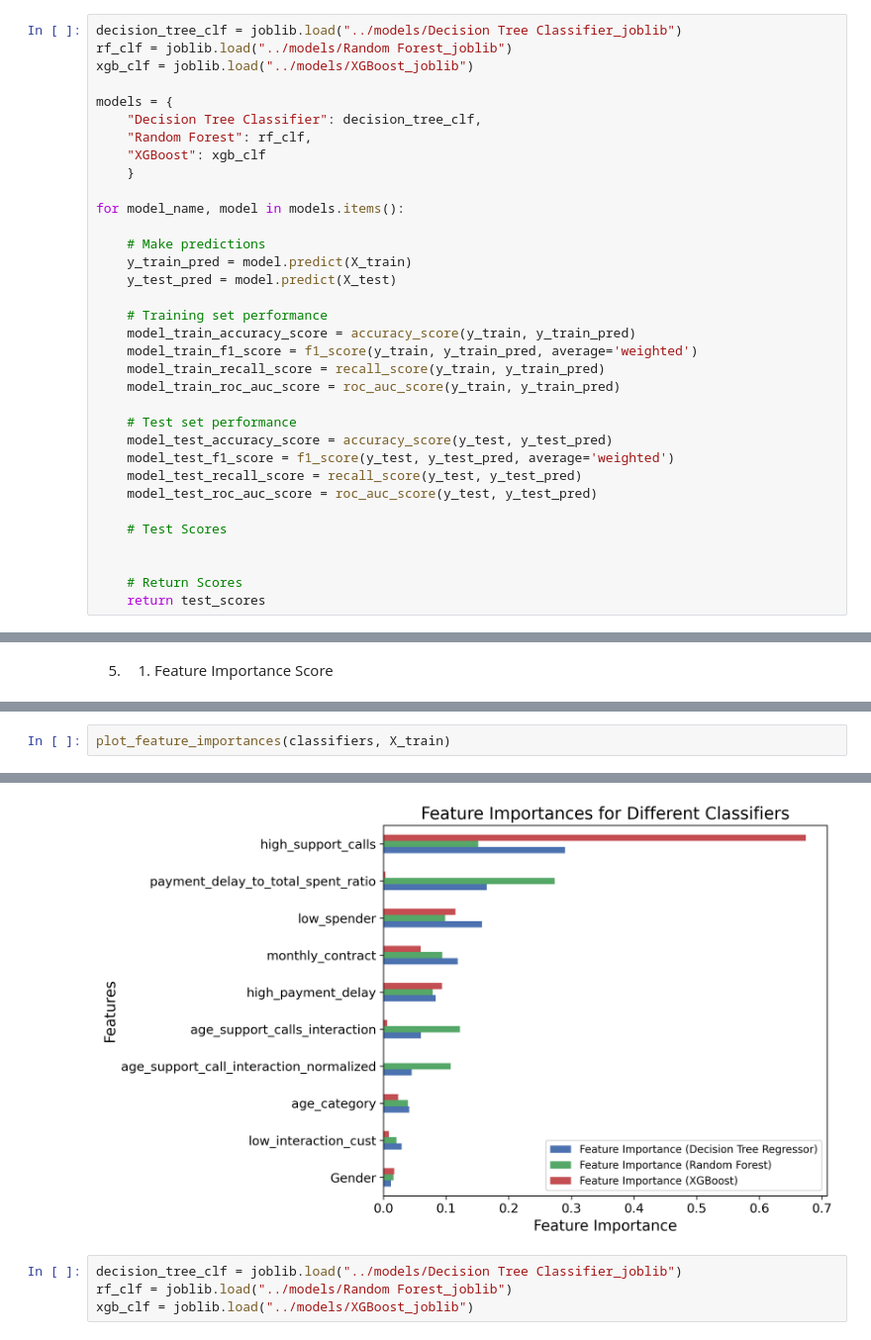
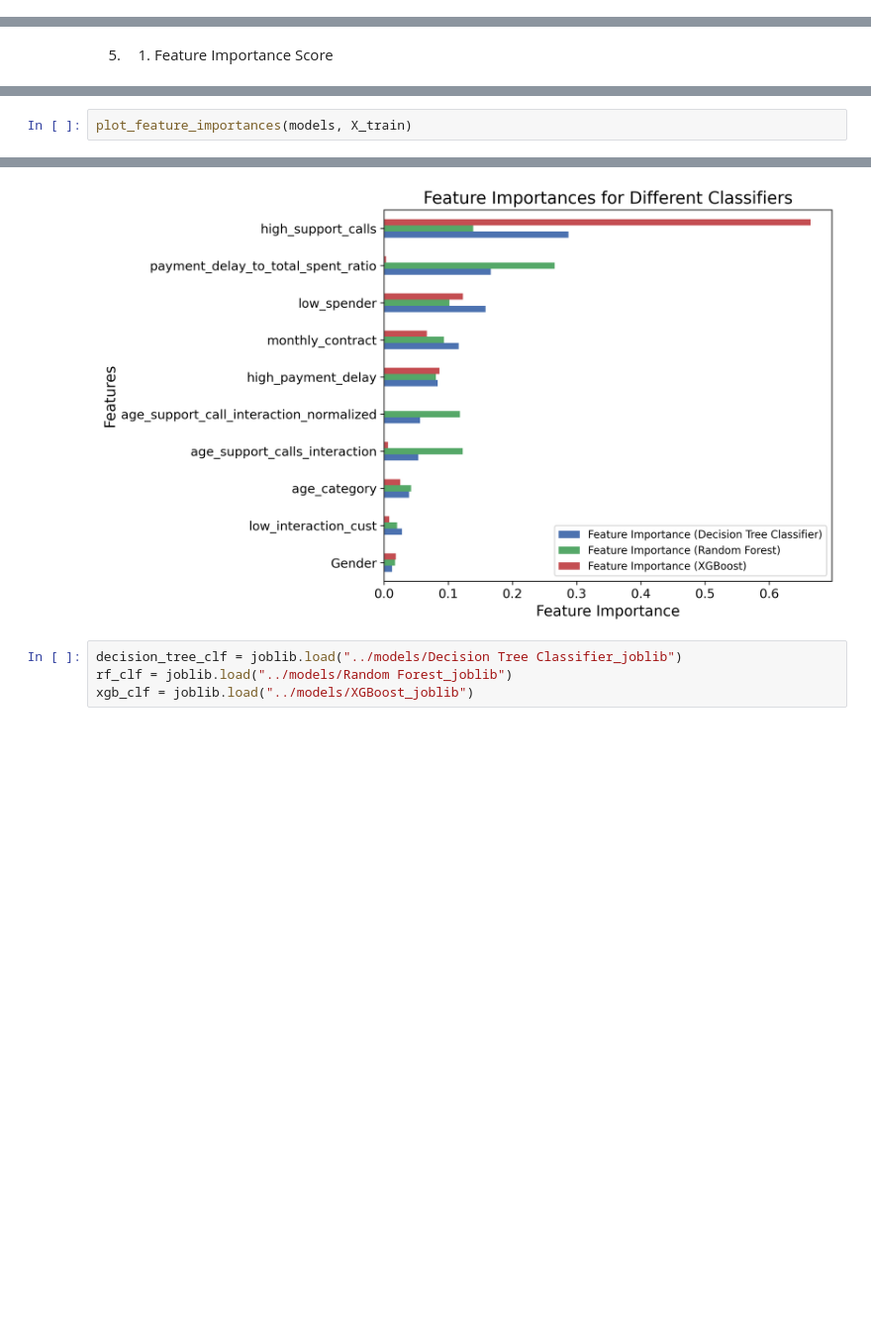
Before and after one commit to fausstoo/Telecom-Customer-Churn-Prediction, a Jupyter notebook: notebooks/Modeling_&_Evaluation.ipynb, the cells around one changed output, grey strips where cells are left out. Shown: that part at 99% size. Cells and saved outputs as stored; diff of their text form; blank space fills up the shorter version.

Commit message:
Finished Modeling_&_Evaluation.ipynb. Added another version of model_evaluation()

```diff
--- a/notebooks/Modeling_&_Evaluation.ipynb
+++ b/notebooks/Modeling_&_Evaluation.ipynb
@@ -175,34 +230,0 @@ def train_algorithms(models, X_train, y_train, X_test, y_test):
-# %%
-decision_tree_clf = joblib.load("../models/Decision Tree Classifier_joblib")
-rf_clf = joblib.load("../models/Random Forest_joblib")
-xgb_clf = joblib.load("../models/XGBoost_joblib")
-
-models = {
-    "Decision Tree Classifier": decision_tree_clf,
-    "Random Forest": rf_clf,
-    "XGBoost": xgb_clf
-    }
-
-for model_name, model in models.items():
-
-    # Make predictions
-    y_train_pred = model.predict(X_train)
-    y_test_pred = model.predict(X_test)
-
-    # Training set performance
-    model_train_accuracy_score = accuracy_score(y_train, y_train_pred)
-    model_train_f1_score = f1_score(y_train, y_train_pred, average='weighted')
-    model_train_recall_score = recall_score(y_train, y_train_pred)
-    model_train_roc_auc_score = roc_auc_score(y_train, y_train_pred)
-
-    # Test set performance
-    model_test_accuracy_score = accuracy_score(y_test, y_test_pred)
-    model_test_f1_score = f1_score(y_test, y_test_pred, average='weighted')
-    model_test_recall_score = recall_score(y_test, y_test_pred)
-    model_test_roc_auc_score = roc_auc_score(y_test, y_test_pred)
-
-    # Test Scores
-
-
-    # Return Scores
-    return test_scores
@@ -356,3 +380,3 @@ classifiers = {'Decision Tree Regressor':clf, 'Random Forest':rf_classifier, 'XG
 # %%
-plot_feature_importances(classifiers, X_train)
+plot_feature_importances(models, X_train)
 # %% [output]
@@ -360,4 +384,4 @@ plot_feature_importances(classifiers, X_train)
-[figure, old version]
+[figure, new version]
 # %%
 decision_tree_clf = joblib.load("../models/Decision Tree Classifier_joblib")
 rf_clf = joblib.load("../models/Random Forest_joblib")
```
Also changed, not shown: parts of 23 cells of this notebook, 14 other files.
